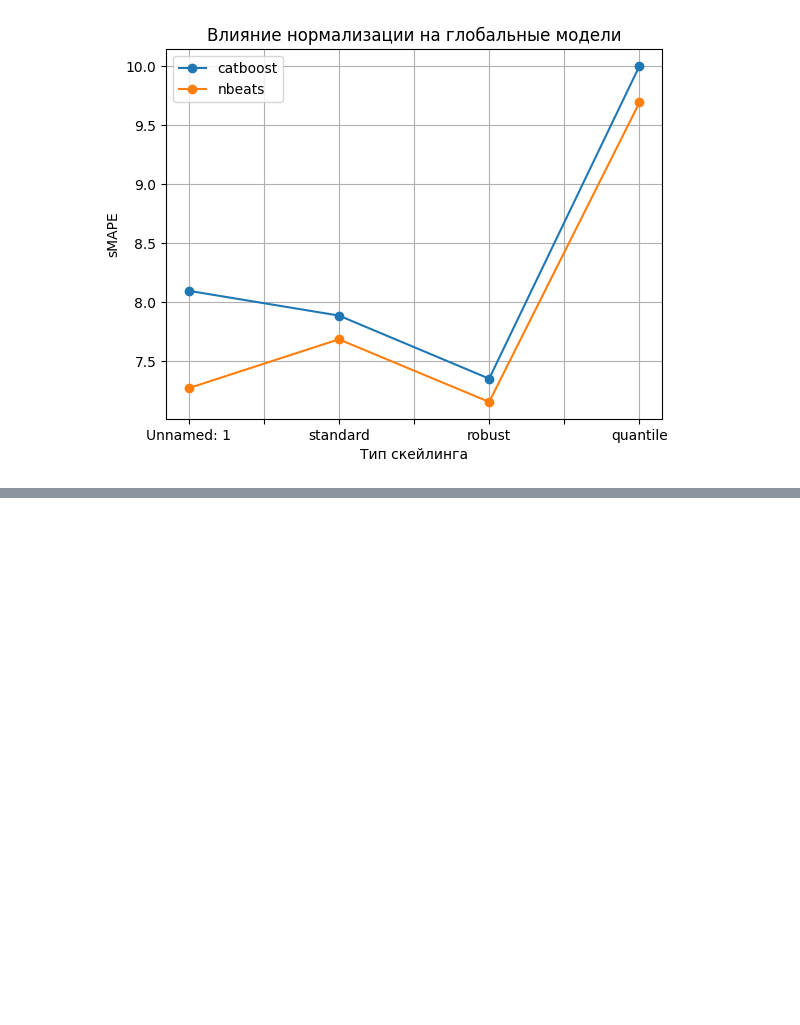
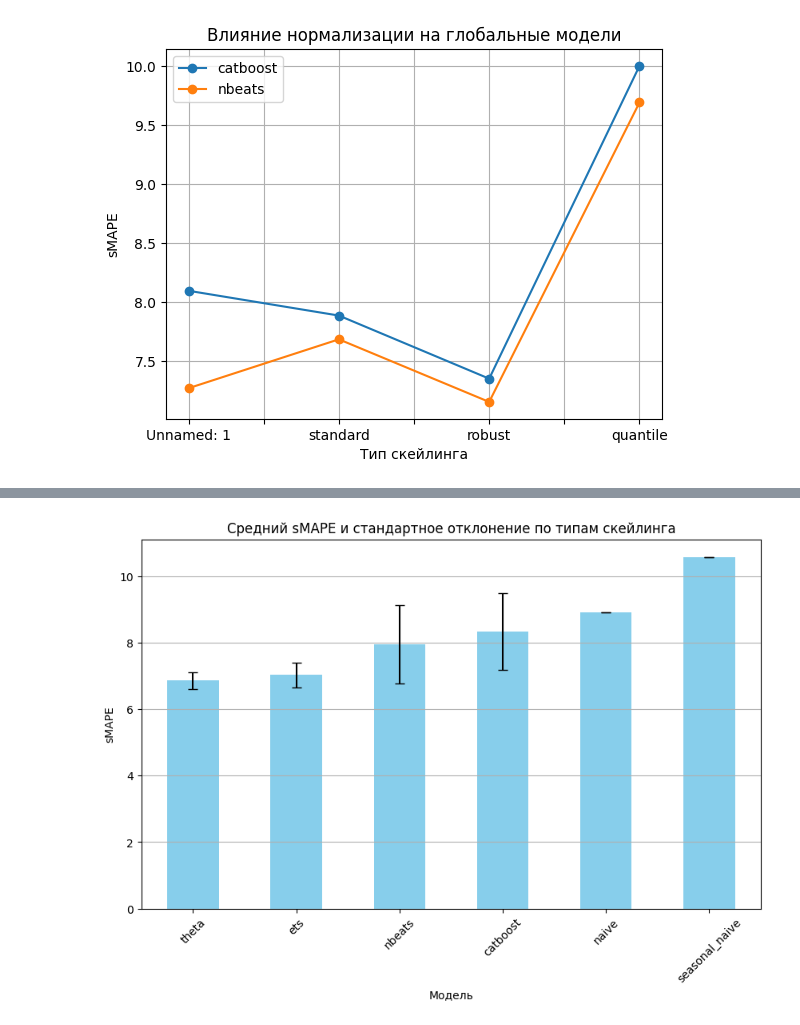
Before and after one commit to aldarovav/TS_project, a Jupyter notebook: results/analysis_results.ipynb, the cells around one changed output, grey strips where cells are left out. Cells and saved outputs as stored; diff of their text form; code cells hidden in the pictures; blank space fills up the shorter version.

```diff
--- a/results/analysis_results.ipynb
+++ b/results/analysis_results.ipynb
@@ -234,0 +241,6 @@ df
+# %%
+stats = pd.DataFrame({
+    'mean': df.mean(axis=1),
+    'std': df.std(axis=1)
+}).sort_values('mean')
+print(stats.round(2))
@@ -234,0 +255,11 @@ df
+# %%
+plt.figure(figsize=(10,6))
+stats['mean'].plot(kind='bar', yerr=stats['std'], capsize=4, color='skyblue')
+plt.title('Средний sMAPE и стандартное отклонение по типам скейлинга')
+plt.ylabel('sMAPE')
+plt.xlabel('Модель')
+plt.xticks(rotation=45)
+plt.grid(axis='y')
+plt.show()
+# %% [output]
+[figure, added]
```
Also changed, not shown: parts of 6 cells of this notebook.
